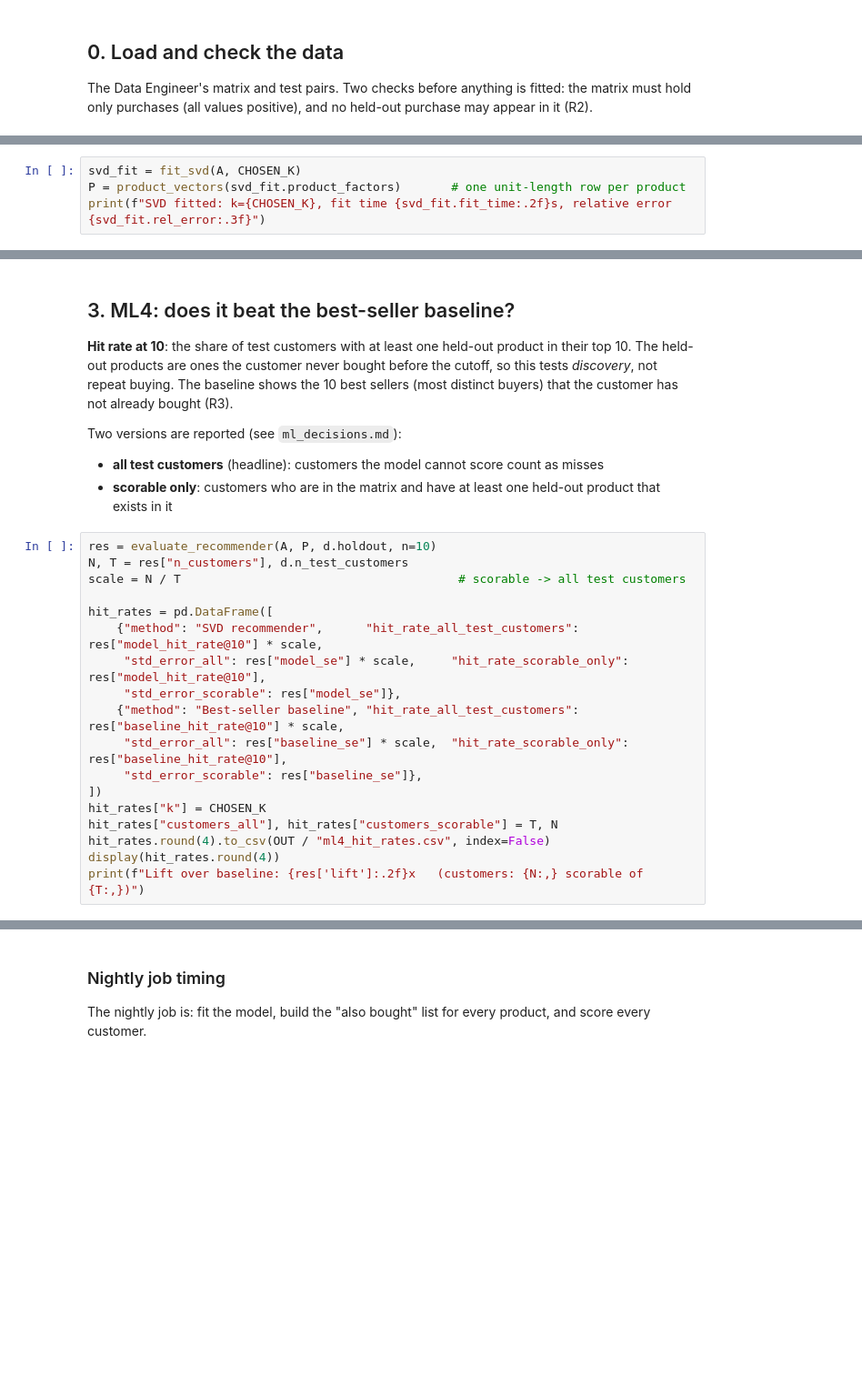
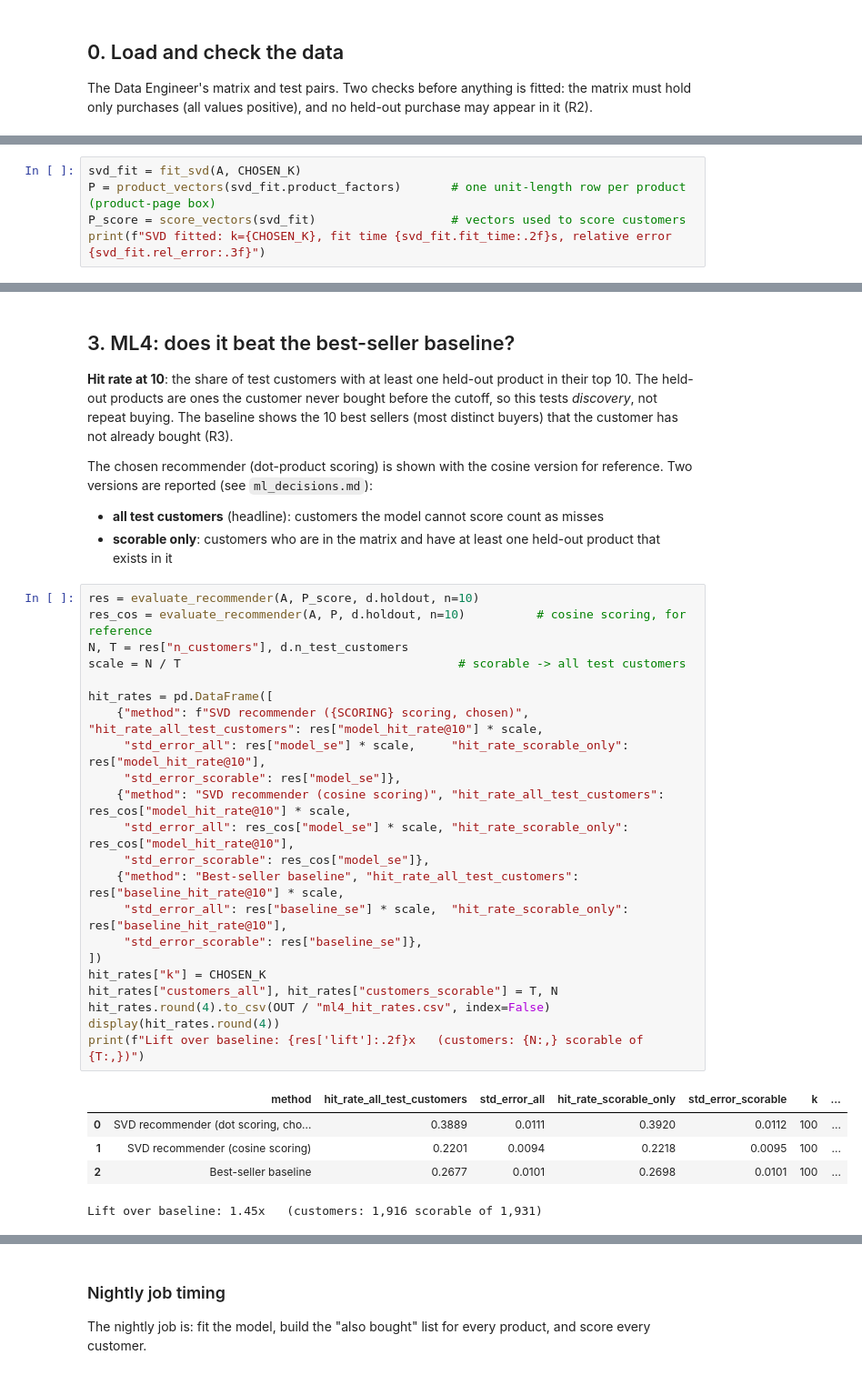
Before and after one commit to NCvibin/PCA-SVD-Project-1, a Jupyter notebook: notebooks/analysis.ipynb, the cells around one changed output, grey strips where cells are left out. Shown at 91% size. Drawn from its saved outputs; the diff is of its cells as text; blank space fills up the shorter version.

```diff
--- a/notebooks/analysis.ipynb
+++ b/notebooks/analysis.ipynb
@@ -108,4 +190,5 @@ product factors, scaled to length 1). Then:
 # %%
 svd_fit = fit_svd(A, CHOSEN_K)
-P = product_vectors(svd_fit.product_factors)       # one unit-length row per product
+P = product_vectors(svd_fit.product_factors)       # one unit-length row per product (product-page box)
+P_score = score_vectors(svd_fit)                   # vectors used to score customers
 print(f"SVD fitted: k={CHOSEN_K}, fit time {svd_fit.fit_time:.2f}s, relative error {svd_fit.rel_error:.3f}")
@@ -144,27 +289,38 @@ display(pd.DataFrame({"product": [d.names[j] for j in recs]}))
 The held-out products are ones the customer never bought before the cutoff, so this tests *discovery*, not repeat buying.
 The baseline shows the 10 best sellers (most distinct buyers) that the customer has not already bought (R3).
 
+The chosen recommender (dot-product scoring) is shown with the cosine version for reference.
 Two versions are reported (see `ml_decisions.md`):
 - **all test customers** (headline): customers the model cannot score count as misses
 - **scorable only**: customers who are in the matrix and have at least one held-out product that exists in it
 # %%
-res = evaluate_recommender(A, P, d.holdout, n=10)
+res = evaluate_recommender(A, P_score, d.holdout, n=10)
+res_cos = evaluate_recommender(A, P, d.holdout, n=10)          # cosine scoring, for reference
 N, T = res["n_customers"], d.n_test_customers
 scale = N / T                                       # scorable -> all test customers
 
 hit_rates = pd.DataFrame([
-    {"method": "SVD recommender",      "hit_rate_all_test_customers": res["model_hit_rate@10"] * scale,
+    {"method": f"SVD recommender ({SCORING} scoring, chosen)", "hit_rate_all_test_customers": res["model_hit_rate@10"] * scale,
      "std_error_all": res["model_se"] * scale,     "hit_rate_scorable_only": res["model_hit_rate@10"],
      "std_error_scorable": res["model_se"]},
+    {"method": "SVD recommender (cosine scoring)", "hit_rate_all_test_customers": res_cos["model_hit_rate@10"] * scale,
+     "std_error_all": res_cos["model_se"] * scale, "hit_rate_scorable_only": res_cos["model_hit_rate@10"],
+     "std_error_scorable": res_cos["model_se"]},
     {"method": "Best-seller baseline", "hit_rate_all_test_customers": res["baseline_hit_rate@10"] * scale,
      "std_error_all": res["baseline_se"] * scale,  "hit_rate_scorable_only": res["baseline_hit_rate@10"],
      "std_error_scorable": res["baseline_se"]},
 ])
 hit_rates["k"] = CHOSEN_K
 hit_rates["customers_all"], hit_rates["customers_scorable"] = T, N
 hit_rates.round(4).to_csv(OUT / "ml4_hit_rates.csv", index=False)
 display(hit_rates.round(4))
 print(f"Lift over baseline: {res['lift']:.2f}x   (customers: {N:,} scorable of {T:,})")
+# %% [output]
+|  | method | hit_rate_all_test_customers | std_error_all | hit_rate_scorable_only | std_error_scorable | k | ... |
+| 0 | SVD recommender (dot scoring, cho... | 0.3889 | 0.0111 | 0.3920 | 0.0112 | 100 | ... |
+| 1 | SVD recommender (cosine scoring) | 0.2201 | 0.0094 | 0.2218 | 0.0095 | 100 | ... |
+| 2 | Best-seller baseline | 0.2677 | 0.0101 | 0.2698 | 0.0101 | 100 | ... |
+Lift over baseline: 1.45x   (customers: 1,916 scorable of 1,931)
 # %% [markdown]
 ### What the numbers say
 
```
Also changed, not shown: parts of 30 cells of this notebook.
